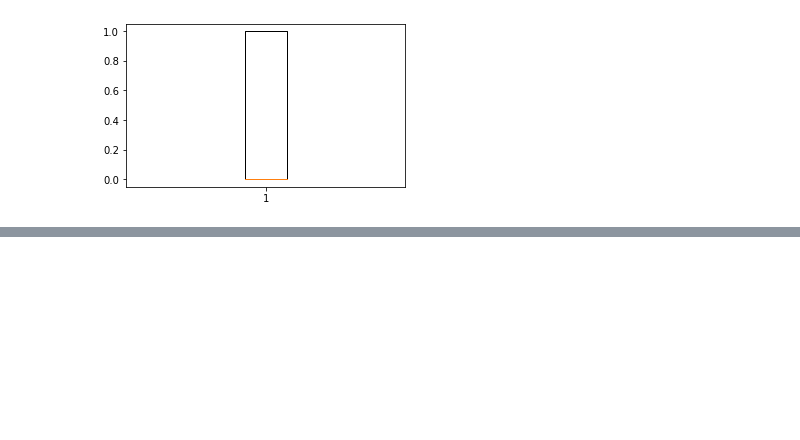
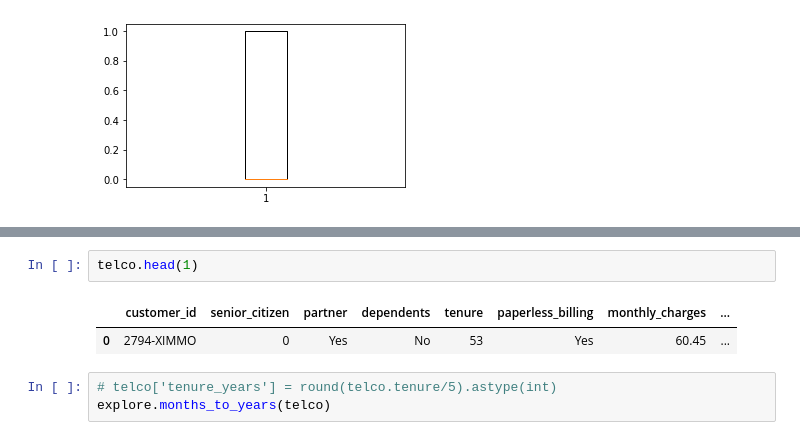
Before and after one commit to brianclements03/regression_exercises, a Jupyter notebook: explore_telco.ipynb, the cells around one changed output, grey strips where cells are left out. Drawn from its saved outputs; the diff is of its cells as text; blank space fills up the shorter version.

```diff
--- a/explore_telco.ipynb
+++ b/explore_telco.ipynb
@@ -303,0 +306,8 @@ sns.pairplot(data=telco,corner=True)
+# %%
+telco.head(1)
+# %% [output]
+|  | customer_id | senior_citizen | partner | dependents | tenure | paperless_billing | monthly_charges | ... |
+| 0 | 2794-XIMMO | 0 | Yes | No | 53 | Yes | 60.45 | ... |
+# %%
+# telco['tenure_years'] = round(telco.tenure/5).astype(int)
+explore.months_to_years(telco)
```
Also changed, not shown: parts of 25 cells of this notebook, 3 other files.
